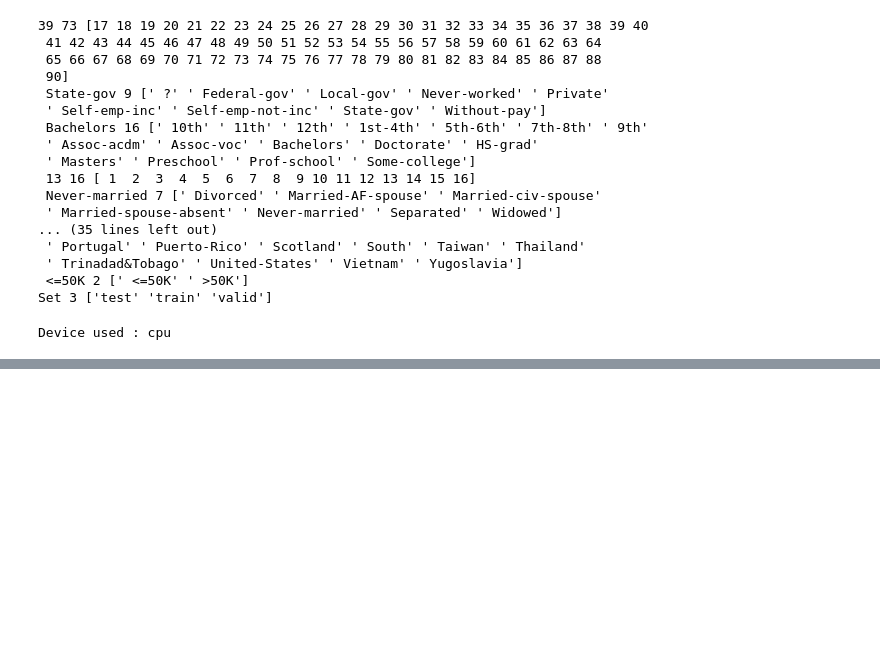
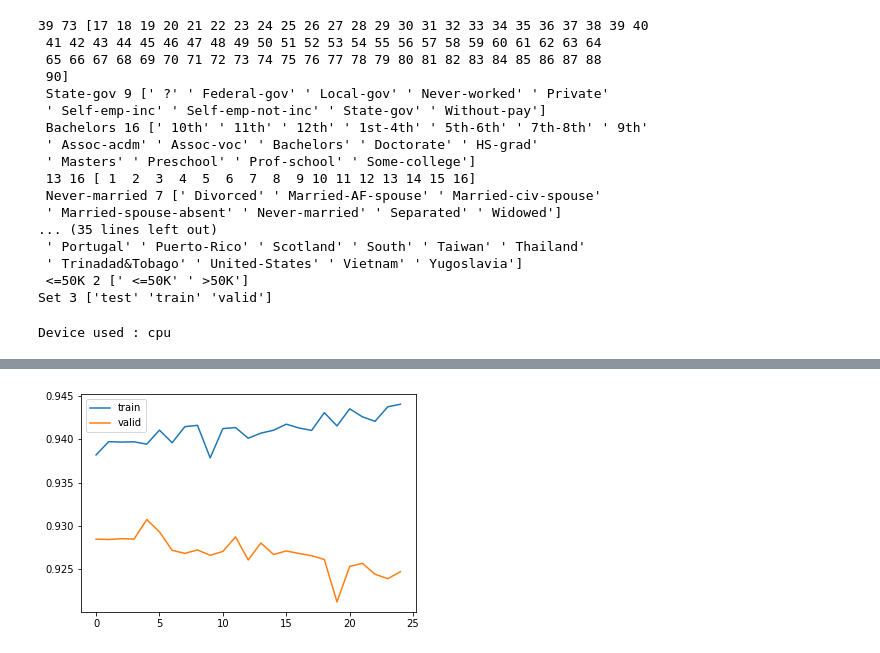
Before and after one commit to Kwan-Gu/data_science, a Jupyter notebook: ML/TabNet/example_binary_classification.ipynb, the cells around one changed output, grey strips where cells are left out. Drawn from its saved outputs; the diff is of its cells as text; code cells hidden in the pictures; blank space fills up the shorter version.

```diff
--- a/ML/TabNet/example_binary_classification.ipynb
+++ b/ML/TabNet/example_binary_classification.ipynb
@@ -135,0 +144,8 @@ KeyboardInterrupt:
+# %%
+# AUC 시각화
+plt.plot(clf.history['train_auc'], label = 'train')
+plt.plot(clf.history['valid_auc'], label = 'valid')
+plt.legend()
+plt.show()
+# %% [output]
+[figure, added]
```
Also changed, not shown: parts of 10 cells of this notebook, 2 other files.
